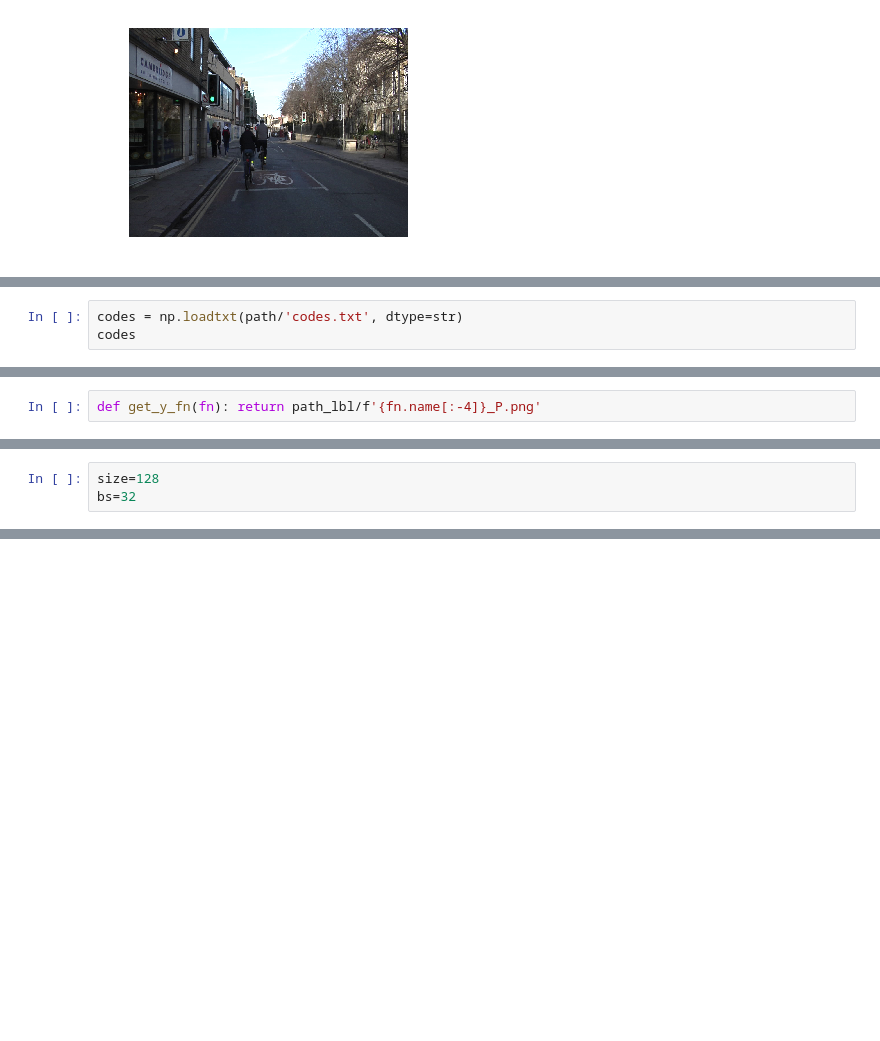
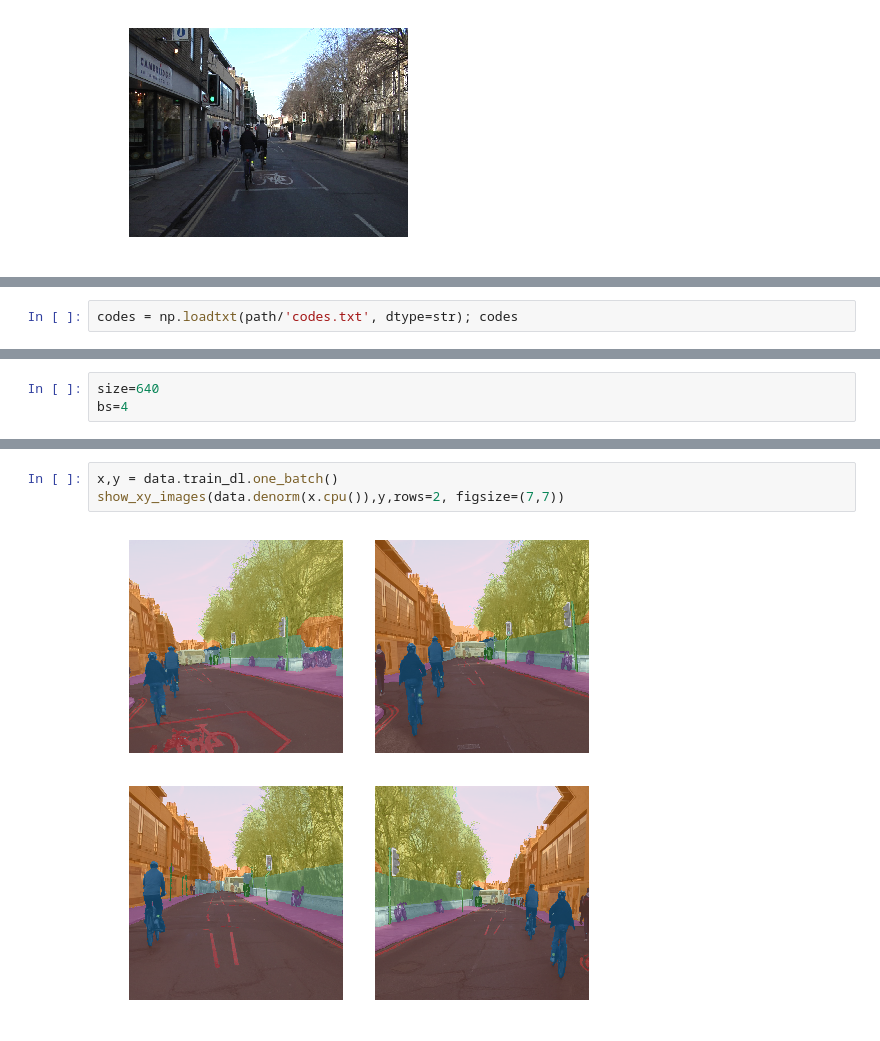
Before and after one commit to fastai/course-v3, a Jupyter notebook: nbs/dl1/lesson2-camvid.ipynb, the cells around one changed output, grey strips where cells are left out. Cells and saved outputs as stored; diff of their text form; blank space fills up the shorter version.

```diff
--- a/nbs/dl1/lesson2-camvid.ipynb
+++ b/nbs/dl1/lesson2-camvid.ipynb
@@ -45,4 +60,3 @@ img.show(figsize=(5,5))
 # %%
-codes = np.loadtxt(path/'codes.txt', dtype=str)
-codes
+codes = np.loadtxt(path/'codes.txt', dtype=str); codes
 # %% [output]
@@ -56,2 +66,0 @@ array(['Animal', 'Archway', 'Bicyclist', 'Bridge', 'Building', 'Car',
-# %%
-def get_y_fn(fn): return path_lbl/f'{fn.name[:-4]}_P.png'
@@ -97,3 +69,3 @@ len(train_fns),len(valid_fns),len(y_train_fns),len(y_valid_fns)
 # %%
-size=128
-bs=32
+size=640
+bs=4
@@ -115,0 +80,5 @@ show_xy_images(x, y, rows=3)
+# %%
+x,y = data.train_dl.one_batch()
+show_xy_images(data.denorm(x.cpu()),y,rows=2, figsize=(7,7))
+# %% [output]
+[figure, added]
```
Also changed, not shown: parts of 48 cells of this notebook, 1 other file.
